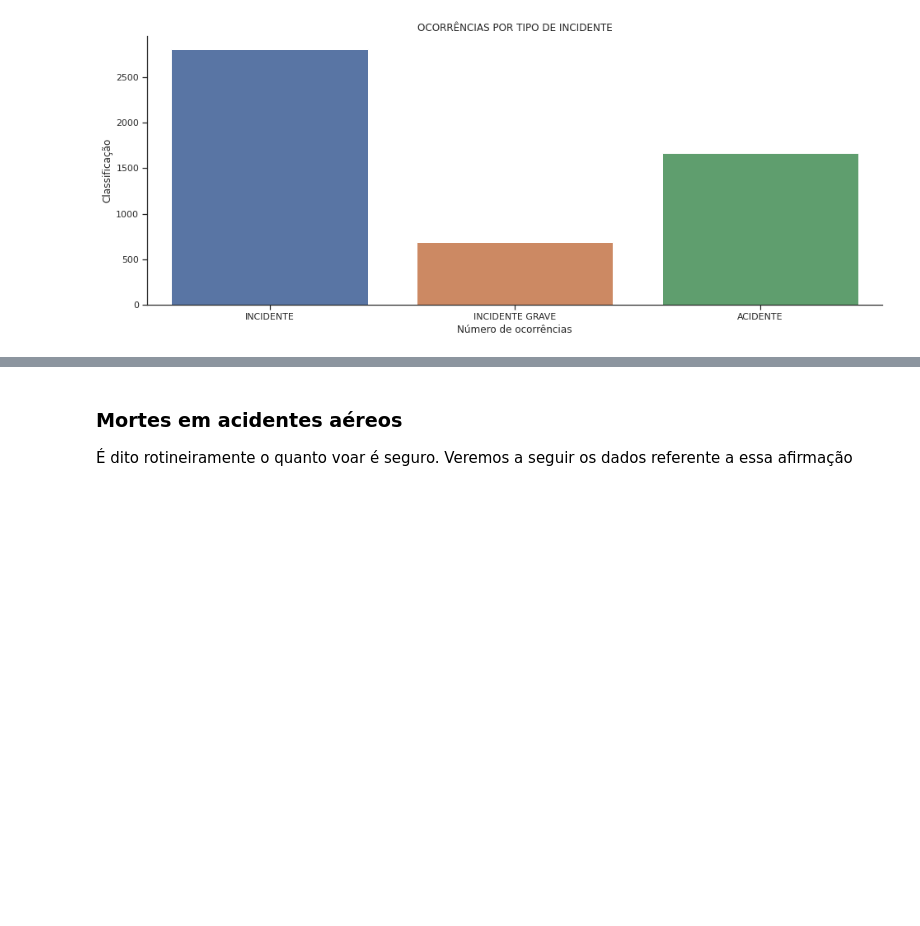
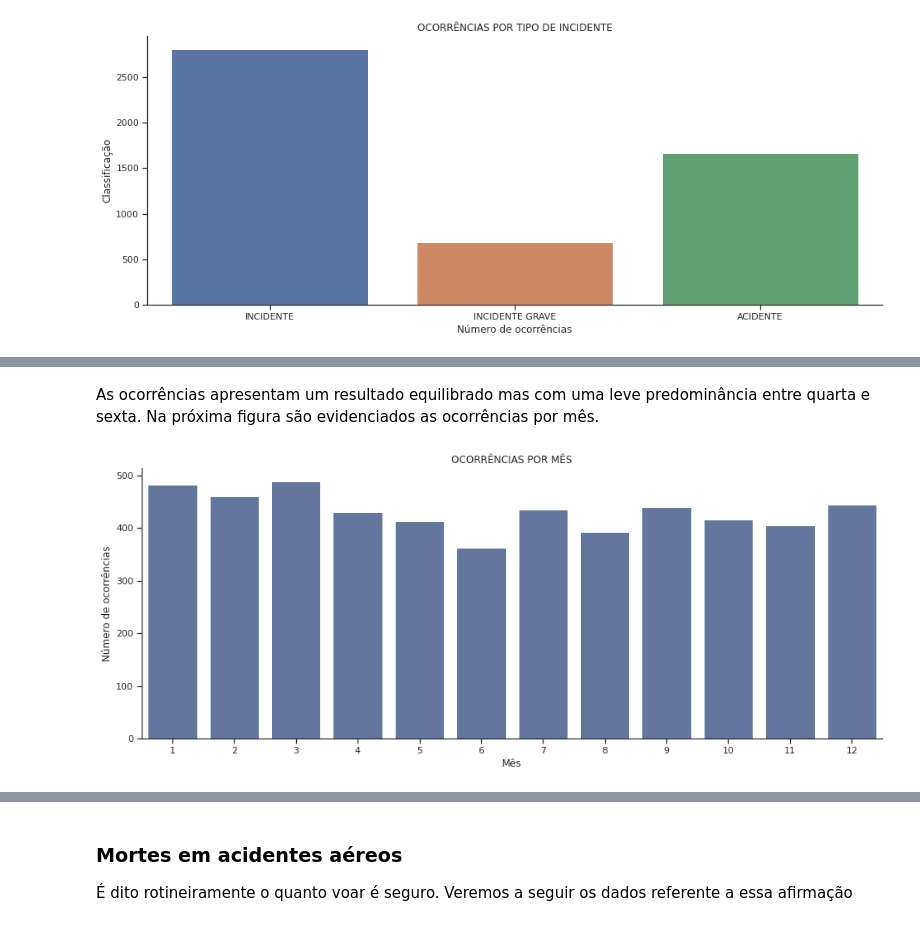
Before and after one commit to JaildoR/cenipa_analise, a Jupyter notebook: notebooks/Analise CENIPA.ipynb, the cells around one changed output, grey strips where cells are left out. Saved outputs shown, nothing was run; the diff lists cells and outputs as text; code cells hidden in the pictures; blank space fills up the shorter version.

```diff
--- a/notebooks/Analise CENIPA.ipynb
+++ b/notebooks/Analise CENIPA.ipynb
@@ -432,0 +476,11 @@ plt.show()
+# %% [markdown]
+As ocorrências apresentam um resultado equilibrado mas com uma leve predominância entre quarta e sexta. Na próxima figura são evidenciados  as ocorrências por mês.
+# %%
+(sns
+ .countplot(x = ocorrencia_df.ocorrencia_dia.dt.month,
+            color = '#5975a4' ,
+            data = ocorrencia_df)
+.set(title = 'OCORRÊNCIAS POR MÊS',
+     ylabel = 'Número de ocorrências', xlabel = 'Mês'));
+# %% [output]
+[figure, added]
```
Also changed, not shown: parts of 56 cells of this notebook, 2 other files.
